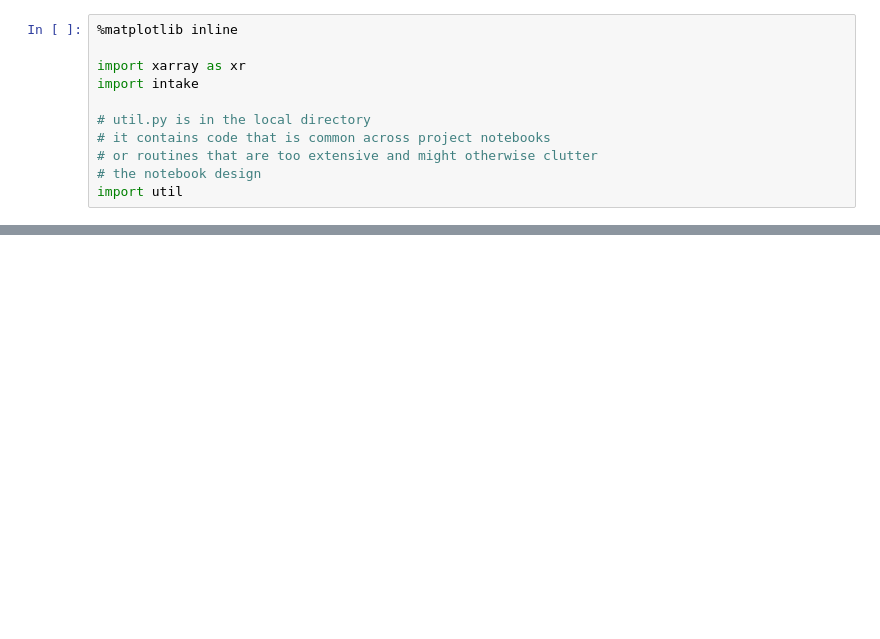
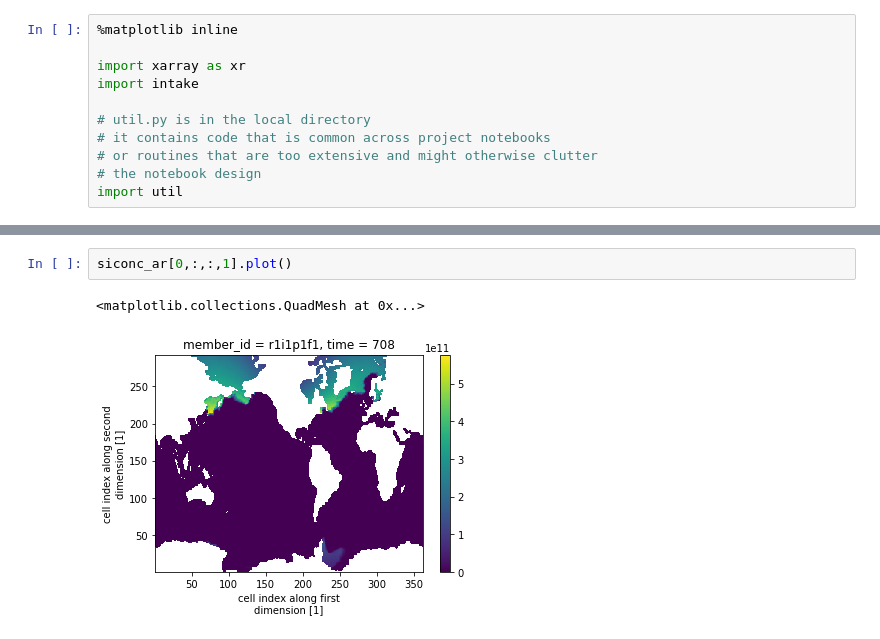
Before and after one commit to smithmadisonm/cmip6-seaice-temp-sensitivity, a Jupyter notebook: notebooks/Sea_ice_temp.ipynb, the cells around one changed output, grey strips where cells are left out. Drawn from its saved outputs; the diff is of its cells as text; blank space fills up the shorter version.

```diff
--- a/notebooks/Sea_ice_temp.ipynb
+++ b/notebooks/Sea_ice_temp.ipynb
@@ -16,0 +185,5 @@ import util
+# %%
+siconc_ar[0,:,:,1].plot()
+# %% [output]
+<matplotlib.collections.QuadMesh at 0x...>
+[figure, added]
```
Also changed, not shown: parts of 29 cells of this notebook.
